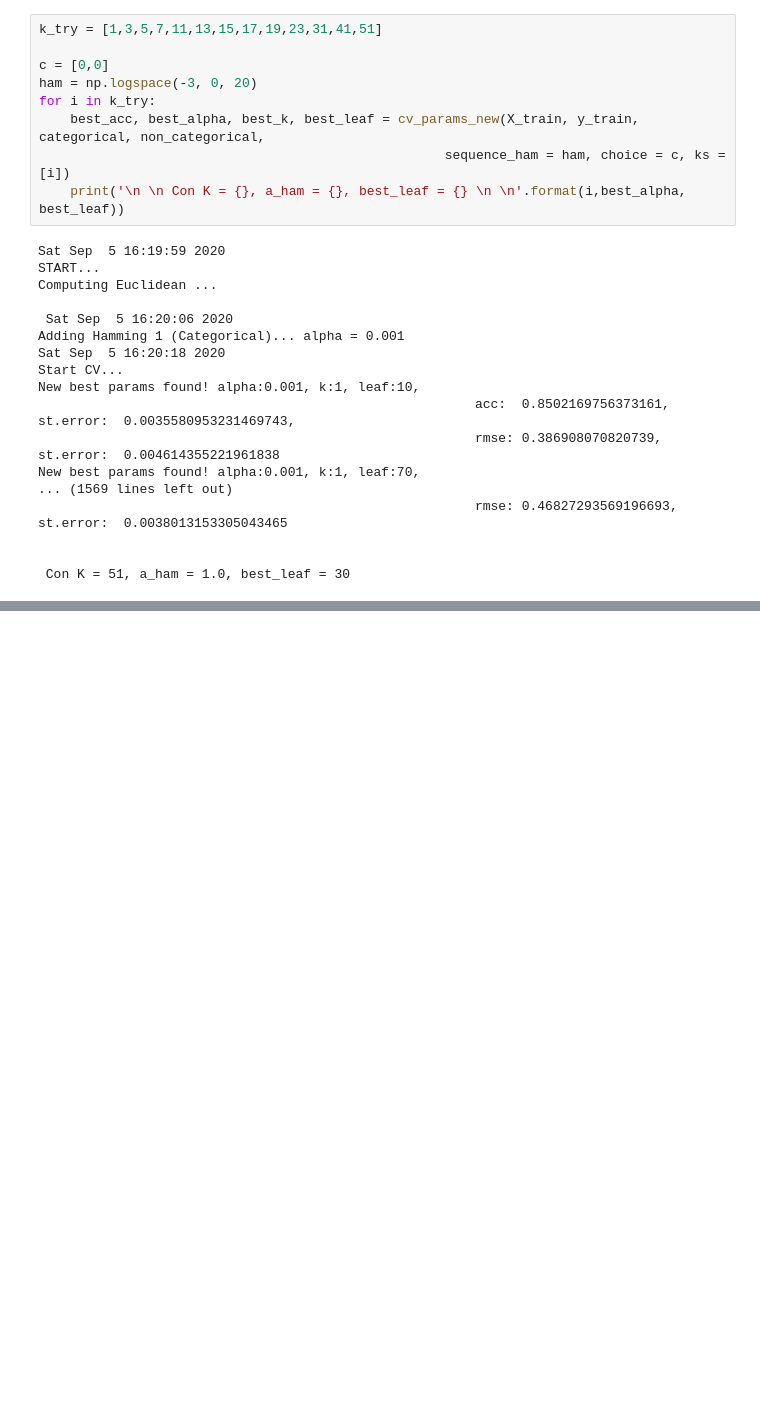
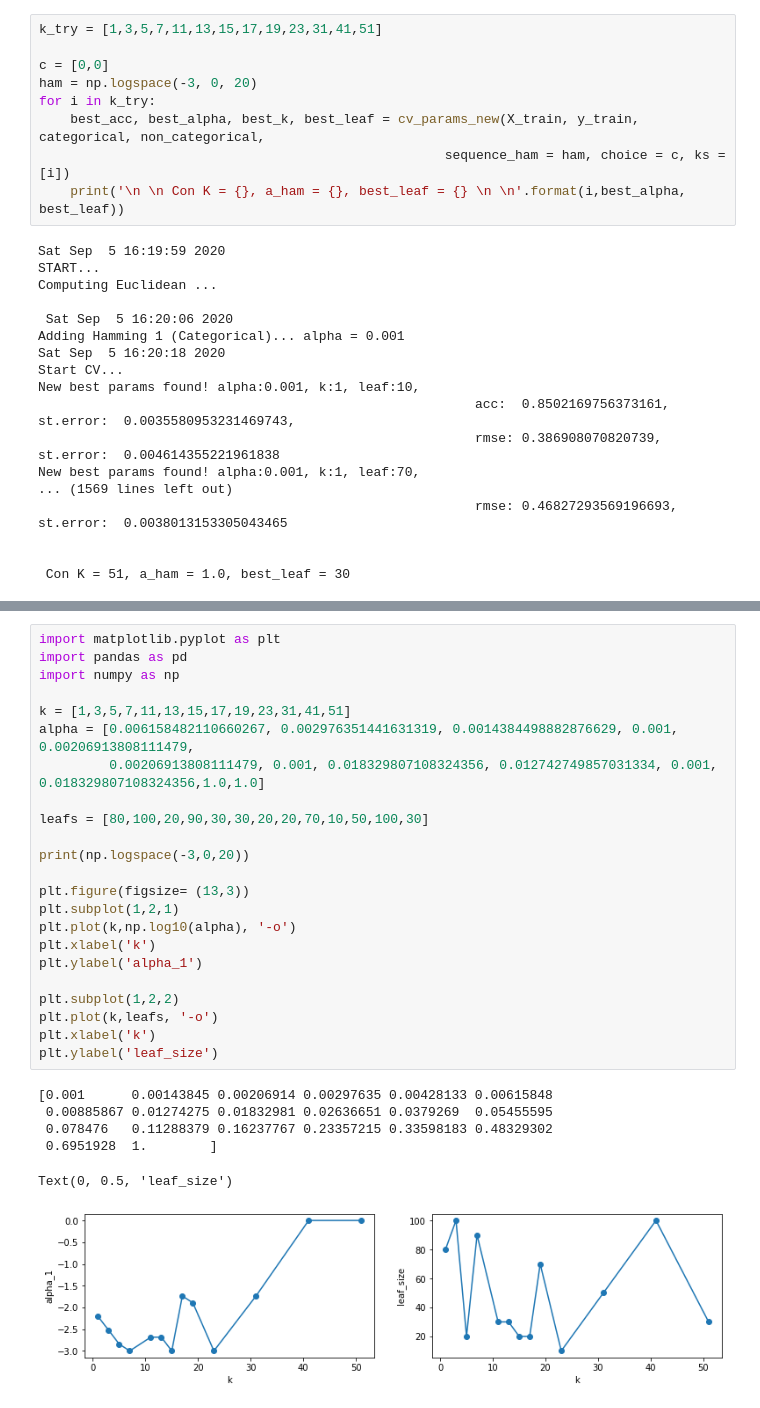
Before and after one commit to simonedambrosi/MLTOX-Simone, a Jupyter notebook: script sistemati/KNN.ipynb, the cells around one changed output, grey strips where cells are left out. Saved outputs shown, nothing was run; the diff lists cells and outputs as text; blank space fills up the shorter version.

```diff
--- a/script sistemati/KNN.ipynb
+++ b/script sistemati/KNN.ipynb
@@ -231,0 +248,30 @@ New best params found! alpha:0.001, k:1, leaf:70,
+# %%
+import matplotlib.pyplot as plt
+import pandas as pd
+import numpy as np
+
+k = [1,3,5,7,11,13,15,17,19,23,31,41,51]
+alpha = [0.006158482110660267, 0.002976351441631319, 0.0014384498882876629, 0.001, 0.00206913808111479,
+         0.00206913808111479, 0.001, 0.018329807108324356, 0.012742749857031334, 0.001, 0.018329807108324356,1.0,1.0]
+
+leafs = [80,100,20,90,30,30,20,20,70,10,50,100,30]
+
+print(np.logspace(-3,0,20))
+
+plt.figure(figsize= (13,3))
+plt.subplot(1,2,1)
+plt.plot(k,np.log10(alpha), '-o')
+plt.xlabel('k')
+plt.ylabel('alpha_1')
+
+plt.subplot(1,2,2)
+plt.plot(k,leafs, '-o')
+plt.xlabel('k')
+plt.ylabel('leaf_size')
+# %% [output]
+[0.001      0.00143845 0.00206914 0.00297635 0.00428133 0.00615848
+ 0.00885867 0.01274275 0.01832981 0.02636651 0.0379269  0.05455595
+ 0.078476   0.11288379 0.16237767 0.23357215 0.33598183 0.48329302
+ 0.6951928  1.        ]
+Text(0, 0.5, 'leaf_size')
+[figure, added]
```
Also changed, not shown: parts of 29 cells of this notebook, 8 other files.
